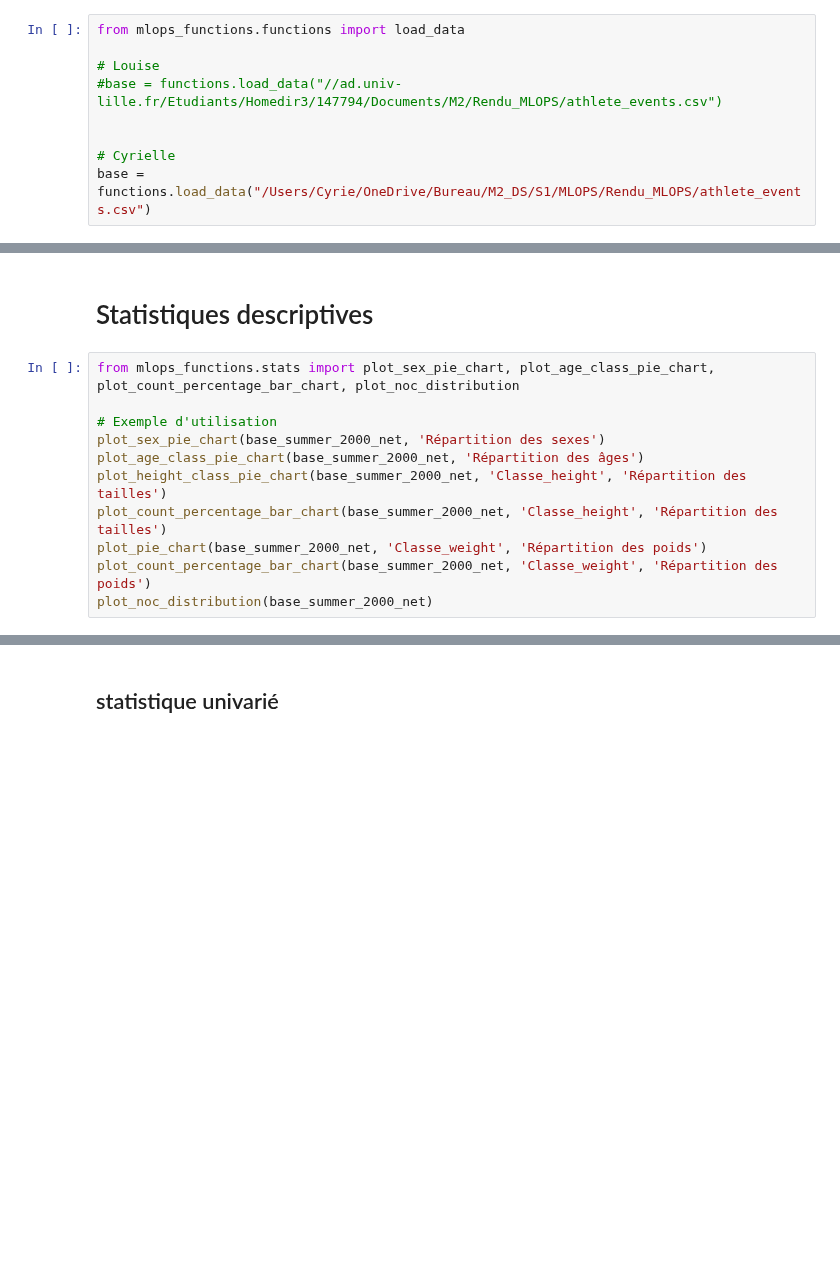
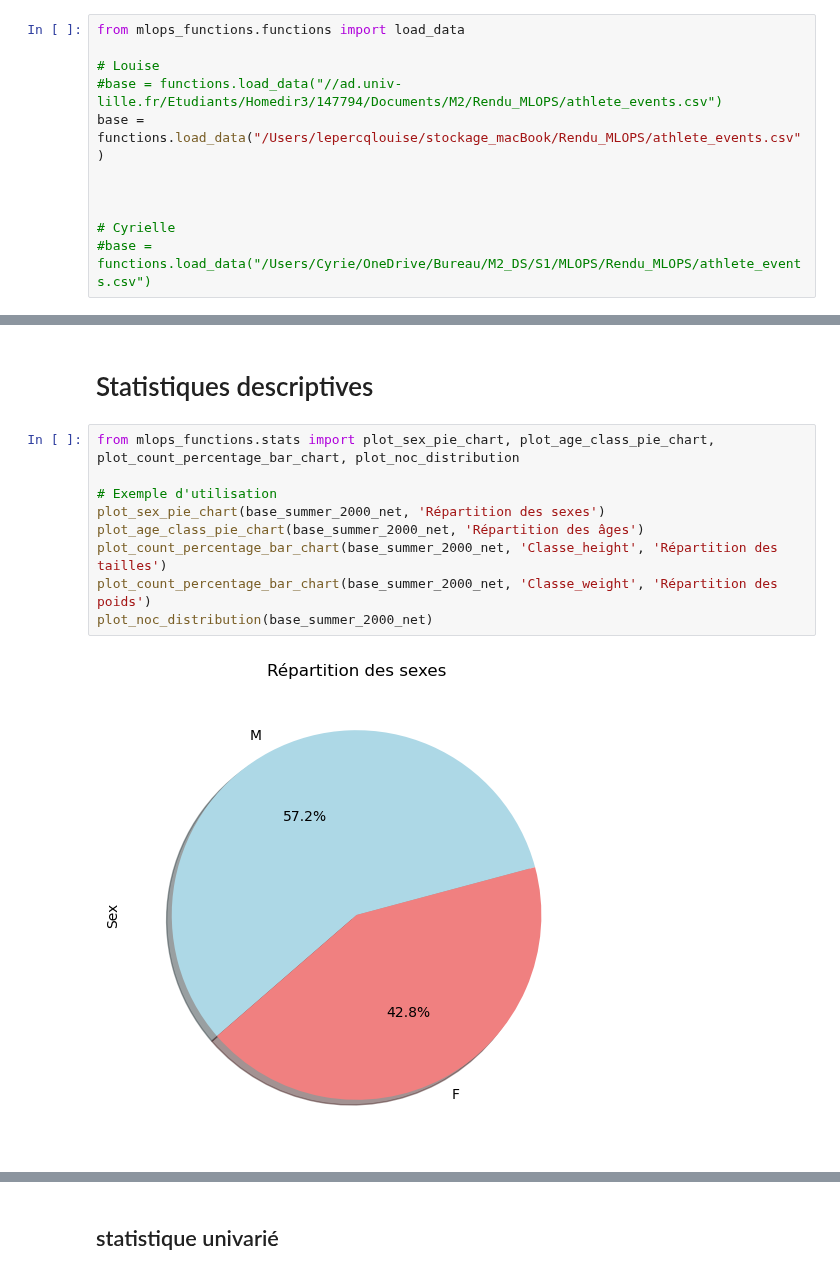
Before and after one commit to LepercqLouise/Rendu_MLOPS, a Jupyter notebook: MLOPS_Louise_Cyrielle.ipynb, the cells around one changed output, grey strips where cells are left out. Saved outputs shown, nothing was run; the diff lists cells and outputs as text; blank space fills up the shorter version.

Commit message:
vérification des graphiques univarié

```diff
--- a/MLOPS_Louise_Cyrielle.ipynb
+++ b/MLOPS_Louise_Cyrielle.ipynb
@@ -27,10 +27,12 @@ from mlops_functions.functions import load_data
 
 # Louise
 #base = functions.load_data("//ad.univ-lille.fr/Etudiants/Homedir3/147794/Documents/M2/Rendu_MLOPS/athlete_events.csv")
+base = functions.load_data("/Users/lepercqlouise/stockage_macBook/Rendu_MLOPS/athlete_events.csv")
+
 
 
 # Cyrielle
-base = functions.load_data("/Users/Cyrie/OneDrive/Bureau/M2_DS/S1/MLOPS/Rendu_MLOPS/athlete_events.csv")
+#base = functions.load_data("/Users/Cyrie/OneDrive/Bureau/M2_DS/S1/MLOPS/Rendu_MLOPS/athlete_events.csv")
 # %% [markdown]
 # Filtre sur Summer
 # %%
@@ -234,12 +380,11 @@ print("Nombre de lignes :", nombre_de_lignes3)
 # %%
 from mlops_functions.stats import plot_sex_pie_chart, plot_age_class_pie_chart, plot_count_percentage_bar_chart, plot_noc_distribution
 
 # Exemple d'utilisation
 plot_sex_pie_chart(base_summer_2000_net, 'Répartition des sexes')
 plot_age_class_pie_chart(base_summer_2000_net, 'Répartition des âges')
-plot_height_class_pie_chart(base_summer_2000_net, 'Classe_height', 'Répartition des tailles')
 plot_count_percentage_bar_chart(base_summer_2000_net, 'Classe_height', 'Répartition des tailles')
-plot_pie_chart(base_summer_2000_net, 'Classe_weight', 'Répartition des poids')
 plot_count_percentage_bar_chart(base_summer_2000_net, 'Classe_weight', 'Répartition des poids')
 plot_noc_distribution(base_summer_2000_net)
 # %% [output]
+[figure, added]
```
Also changed, not shown: parts of 9 cells of this notebook.
